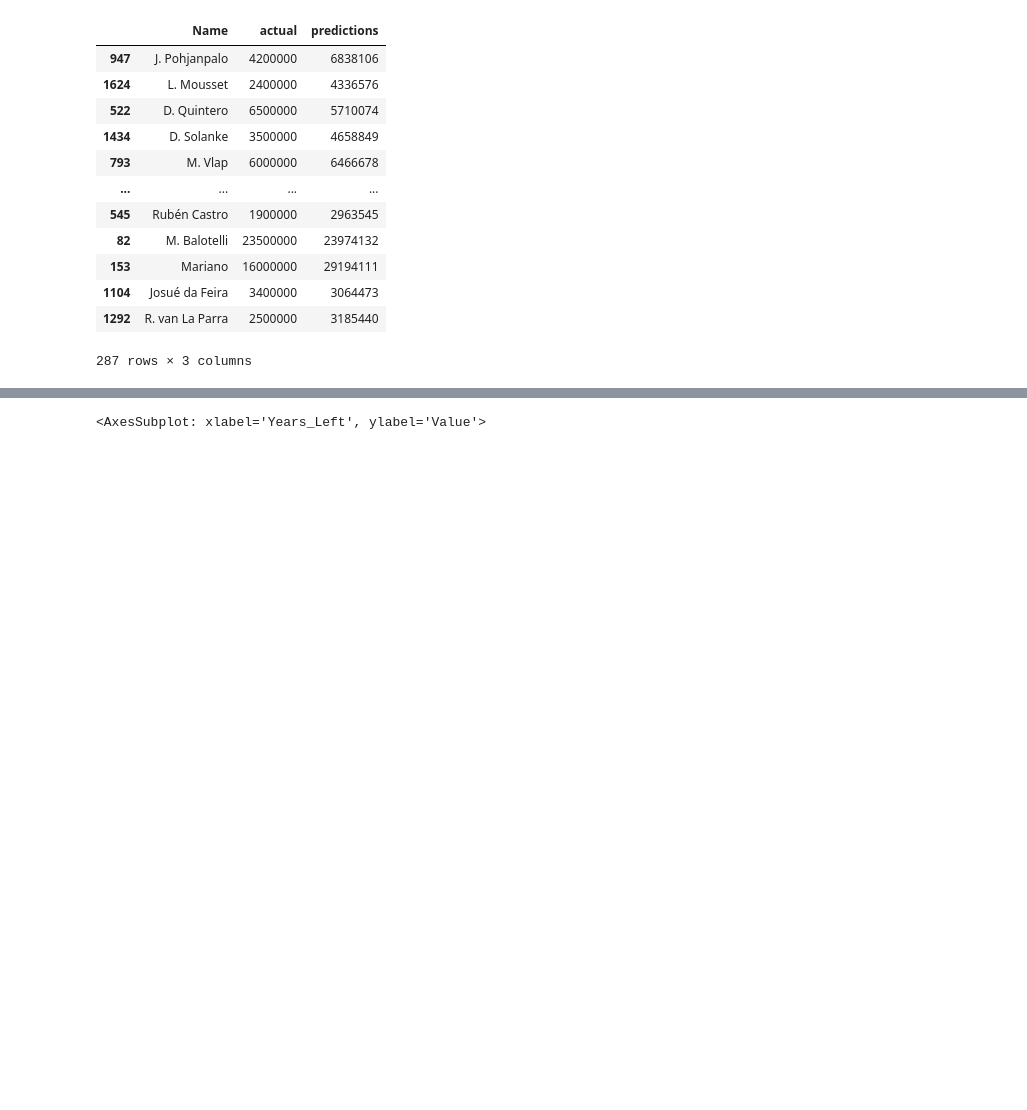
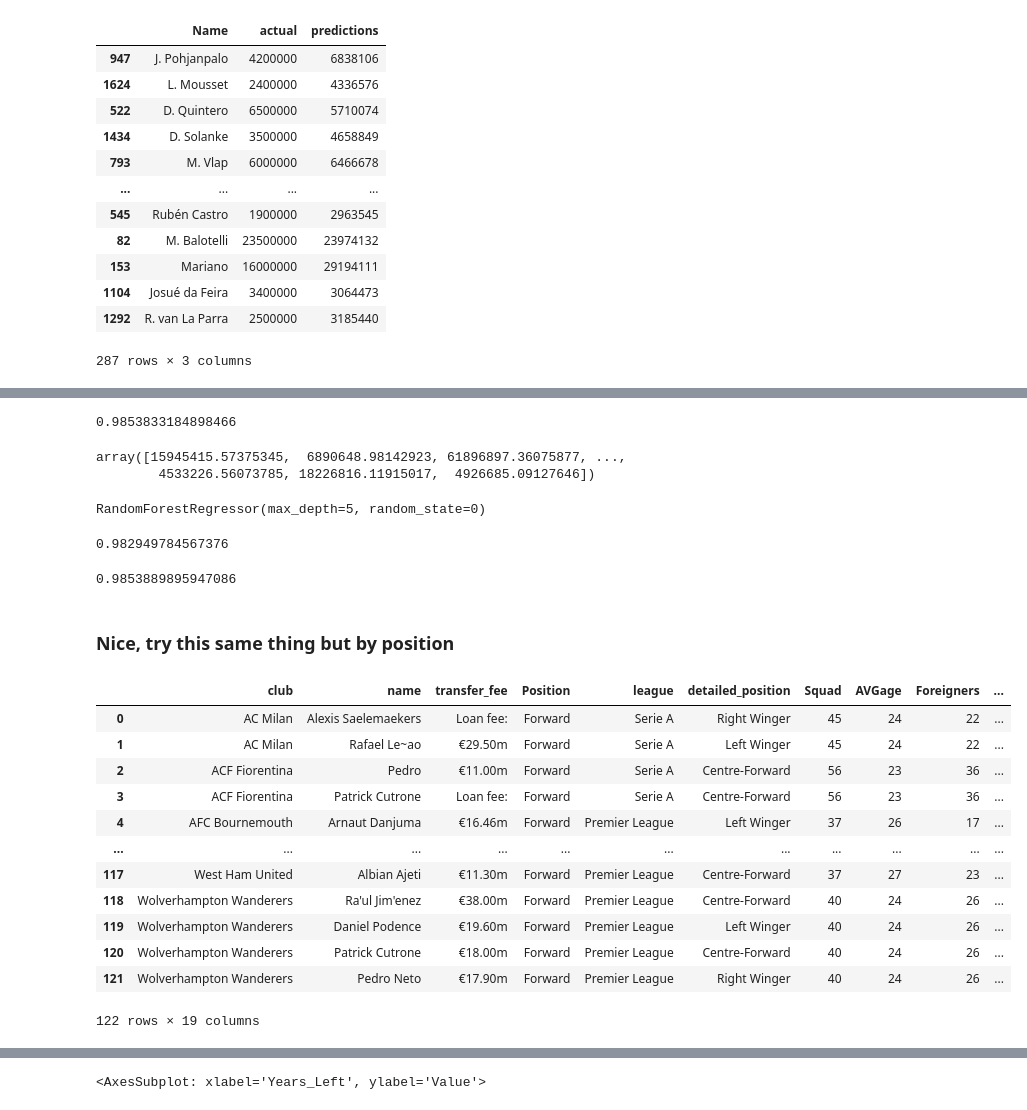
Before and after one commit to aymankhan2003/Market-Value-Predictor, a Jupyter notebook: Project.ipynb, the cells around one changed output, grey strips where cells are left out. Saved outputs shown, nothing was run; the diff lists cells and outputs as text; code cells hidden in the pictures; blank space fills up the shorter version.

```diff
--- a/Project.ipynb
+++ b/Project.ipynb
@@ -197,0 +312,12 @@ final_at
+# %%
+from sklearn.linear_model import Lasso
+Lol = Lasso(alpha = 0.0001)
+Lol.fit(X_train_all, y_train_all)
+Lol.score(X_test_all, y_test_all)
+# %% [output]
+0.9853833184898466
+# %%
+Lol.predict(X_train_all)
+# %% [output]
+array([15945415.57375345,  6890648.98142923, 61896897.36075877, ...,
+        4533226.56073785, 18226816.11915017,  4926685.09127646])
@@ -197,0 +326,37 @@ final_at
+# %%
+regr = RandomForestRegressor(max_depth=5, random_state=0)
+regr.fit(X_train_all, y_train_all)
+# %% [output]
+RandomForestRegressor(max_depth=5, random_state=0)
+# %%
+regr.score(X_test_all, y_test_all)
+# %% [output]
+0.982949784567376
+# %%
+from sklearn.linear_model import LinearRegression
+
+reg3 = LinearRegression()
+reg3.fit(X_train_all, y_train_all)
+reg3.score(X_test_all,y_test_all)
+# %% [output]
+0.9853889895947086
+# %% [markdown]
+### Nice, try this same thing but by position
+# %%
+att_fees = pd.read_csv("att_club.csv")
+# %%
+att_fees
+# %% [output]
+|  | club | name | transfer_fee | Position | league | detailed_position | Squad | AVGage | Foreigners | ... |
+| 0 | AC Milan | Alexis Saelemaekers | Loan fee: | Forward | Serie A | Right Winger | 45 | 24 | 22 | ... |
+| 1 | AC Milan | Rafael Le~ao | €29.50m | Forward | Serie A | Left Winger | 45 | 24 | 22 | ... |
+| 2 | ACF Fiorentina | Pedro | €11.00m | Forward | Serie A | Centre-Forward | 56 | 23 | 36 | ... |
+| 3 | ACF Fiorentina | Patrick Cutrone | Loan fee: | Forward | Serie A | Centre-Forward | 56 | 23 | 36 | ... |
+| 4 | AFC Bournemouth | Arnaut Danjuma | €16.46m | Forward | Premier League | Left Winger | 37 | 26 | 17 | ... |
+| ... | ... | ... | ... | ... | ... | ... | ... | ... | ... | ... |
+| 117 | West Ham United | Albian Ajeti | €11.30m | Forward | Premier League | Centre-Forward | 37 | 27 | 23 | ... |
+| 118 | Wolverhampton Wanderers | Ra'ul Jim'enez | €38.00m | Forward | Premier League | Centre-Forward | 40 | 24 | 26 | ... |
+| 119 | Wolverhampton Wanderers | Daniel Podence | €19.60m | Forward | Premier League | Left Winger | 40 | 24 | 26 | ... |
+| 120 | Wolverhampton Wanderers | Patrick Cutrone | €18.00m | Forward | Premier League | Centre-Forward | 40 | 24 | 26 | ... |
+| 121 | Wolverhampton Wanderers | Pedro Neto | €17.90m | Forward | Premier League | Right Winger | 40 | 24 | 26 | ... |
+122 rows × 19 columns
```
Also changed, not shown: parts of 55 cells of this notebook, 1 other file.
